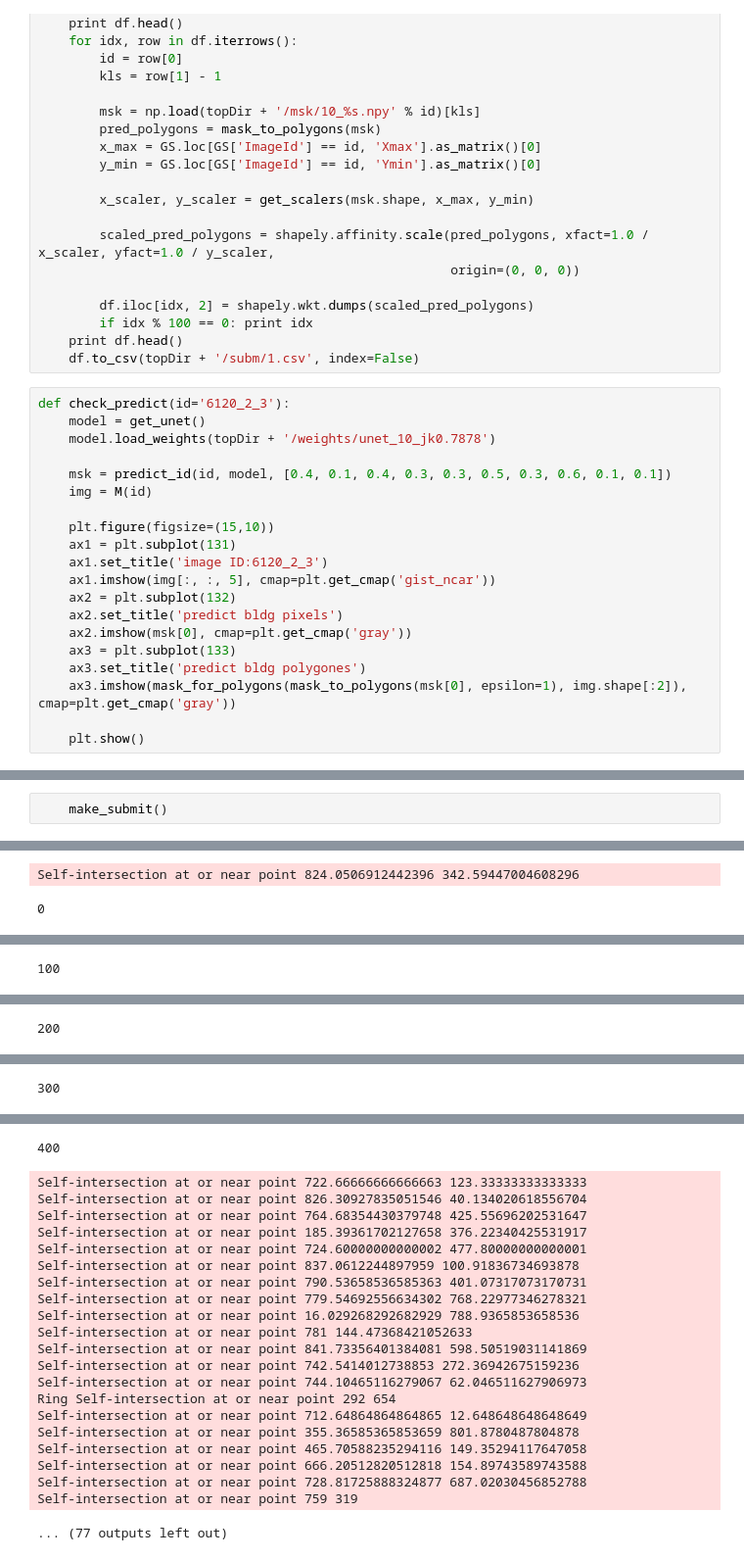
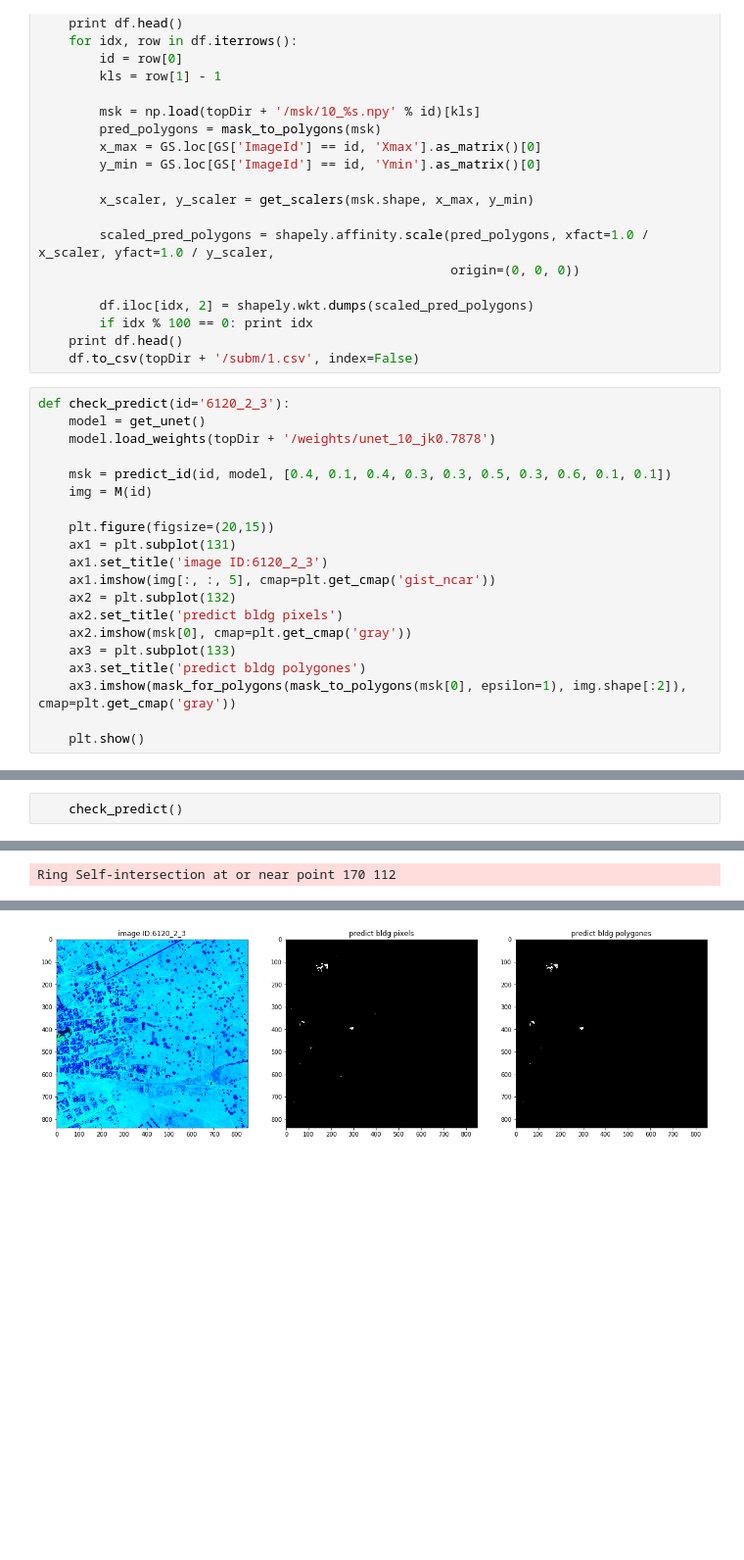
Before and after one commit to MikeHudgell/Kaggle, a Jupyter notebook: 1.0-MH-dstl-end-to-end-with-unet.ipynb, the cells around one changed output, grey strips where cells are left out. Shown at 98% size. Cells and saved outputs as stored; diff of their text form; blank space fills up the shorter version.

```diff
--- a/1.0-MH-dstl-end-to-end-with-unet.ipynb
+++ b/1.0-MH-dstl-end-to-end-with-unet.ipynb
@@ -452,7 +452,7 @@ def check_predict(id='6120_2_3'):
     msk = predict_id(id, model, [0.4, 0.1, 0.4, 0.3, 0.3, 0.5, 0.3, 0.6, 0.1, 0.1])
     img = M(id)
 
-    plt.figure(figsize=(15,10))
+    plt.figure(figsize=(20,15))
     ax1 = plt.subplot(131)
     ax1.set_title('image ID:6120_2_3')
     ax1.imshow(img[:, :, 5], cmap=plt.get_cmap('gist_ncar'))
@@ -500,3 +568,3 @@ Epoch 2/10
 # %%
-    make_submit()
+    check_predict()
 # %% [output]
@@ -510,2 +572 @@ make submission file
-Self-intersection at or near point 824.0506912442396 342.59447004608296
+Ring Self-intersection at or near point 170 112
-0
@@ -529 +572,0 @@ Self-intersection at or near point 838.07462686567169 782.98507462686564
-100
@@ -549 +572,0 @@ Self-intersection at or near point 800.86328125 22.19921875
-200
@@ -567 +572,0 @@ Self-intersection at or near point 797.09433962264154 84.339622641509436
-300
@@ -586,22 +573 @@ Self-intersection at or near point 775.57142857142856 47.428571428571431
-400
-Self-intersection at or near point 722.66666666666663 123.33333333333333
-Self-intersection at or near point 826.30927835051546 40.134020618556704
-Self-intersection at or near point 764.68354430379748 425.55696202531647
-Self-intersection at or near point 185.39361702127658 376.22340425531917
-Self-intersection at or near point 724.60000000000002 477.80000000000001
-Self-intersection at or near point 837.0612244897959 100.91836734693878
-Self-intersection at or near point 790.53658536585363 401.07317073170731
-Self-intersection at or near point 779.54692556634302 768.22977346278321
-Self-intersection at or near point 16.029268292682929 788.9365853658536
-Self-intersection at or near point 781 144.47368421052633
-Self-intersection at or near point 841.73356401384081 598.50519031141869
-Self-intersection at or near point 742.5414012738853 272.36942675159236
-Self-intersection at or near point 744.10465116279067 62.046511627906973
-Ring Self-intersection at or near point 292 654
-Self-intersection at or near point 712.64864864864865 12.648648648648649
-Self-intersection at or near point 355.36585365853659 801.8780487804878
-Self-intersection at or near point 465.70588235294116 149.35294117647058
-Self-intersection at or near point 666.20512820512818 154.89743589743588
-Self-intersection at or near point 728.81725888324877 687.02030456852788
-Self-intersection at or near point 759 319
-... (77 outputs left out)
+[figure, added]
```
Also changed, not shown: parts of 3 cells of this notebook, 2 other files.
